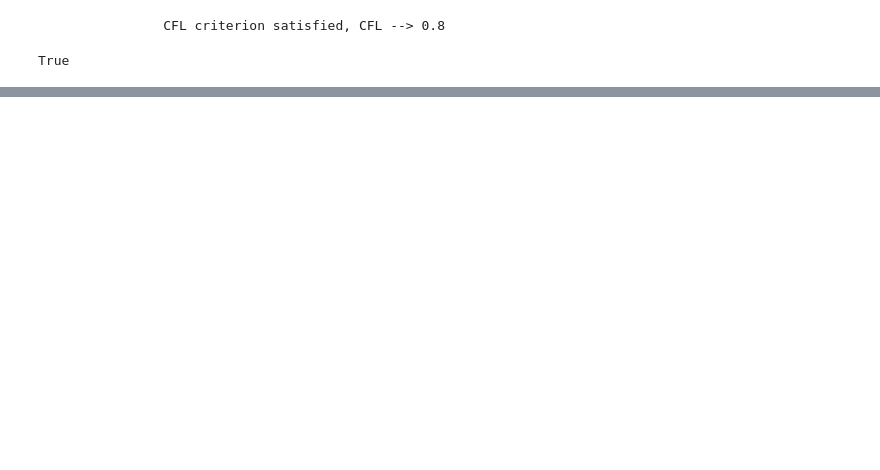
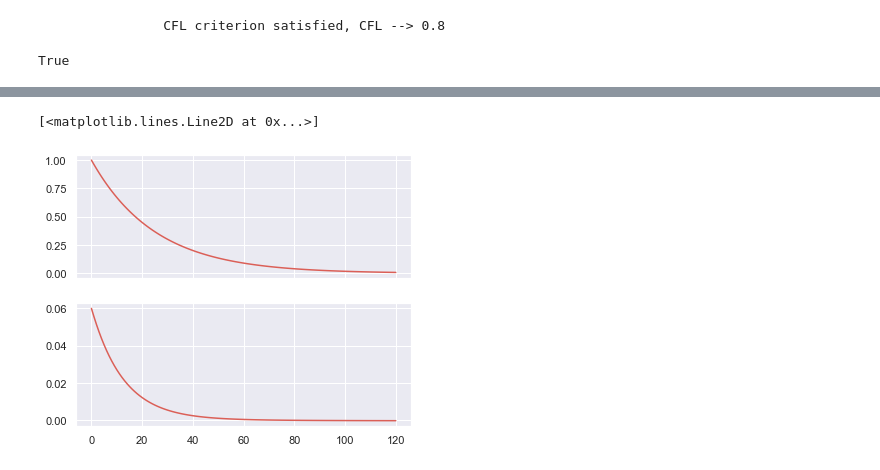
Before and after one commit to StevenJLarge/FokkerPlanck, a Jupyter notebook: notebooks/04-slarge-advection-diffusion.ipynb, the cells around one changed output, grey strips where cells are left out. Cells and saved outputs as stored; diff of their text form; code cells hidden in the pictures; blank space fills up the shorter version.

```diff
--- a/notebooks/04-slarge-advection-diffusion.ipynb
+++ b/notebooks/04-slarge-advection-diffusion.ipynb
@@ -121,0 +111,41 @@ ax.plot(fpe.xArray, eq_dist, 'k--')
+# %%
+# Now, we can also track the mean and variance of a distribution during
+# relaxation to see if the expected relationships are obeyed
+
+def calc_mean(prob: np.ndarray, x_vals: np.ndarray):
+    dX = x_vals[1] - x_vals[0]
+    return np.sum(x_vals * prob * dX)
+
+def calc_variance(prob: np.ndarray, x_vals:np.ndarray):
+    dX = x_vals[1] - x_vals[0]
+    mean = calc_mean(prob, x_vals)
+    return np.sum((x_vals - mean)**2 * prob * dX)
+
+
+fpe.initializeProbability(-1, 2 * init_var)
+
+t_tot = 0.30
+curr_time = 0
+counter = 0
+
+prob_tracker = []
+mean_tracker = []
+var_tracker = []
+
+while curr_time < t_tot:
+    if counter % 10 == 0:
+        prob_tracker.append(fpe.prob.copy())
+        mean_tracker.append(calc_mean(fpe.prob.copy(), fpe.xArray))
+        var_tracker.append(calc_variance(fpe.prob.copy(), fpe.xArray))
+
+    fpe.integrate_step(([k_trap, 0]), ff.harmonicForce)
+    counter += 1
+    curr_time += fpe.dt
+# %%
+fig, ax = plt.subplots(2, 1, figsize=(6, 5), sharex=True)
+
+ax[0].plot(np.abs(mean_tracker))
+ax[1].plot(np.array(var_tracker) - init_var)
+# %% [output]
+[<matplotlib.lines.Line2D at 0x...>]
+[figure, added]
```
Also changed, not shown: parts of 3 cells of this notebook, 2 other files.
